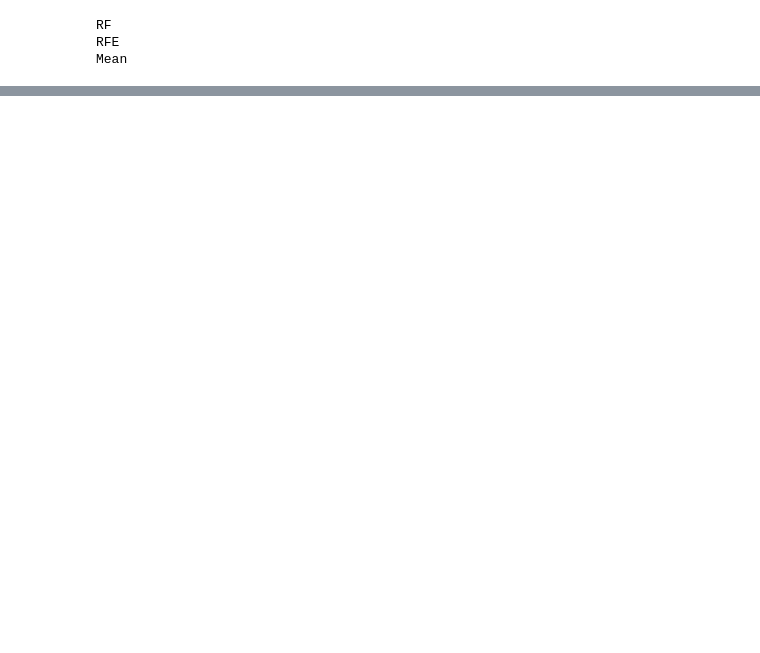
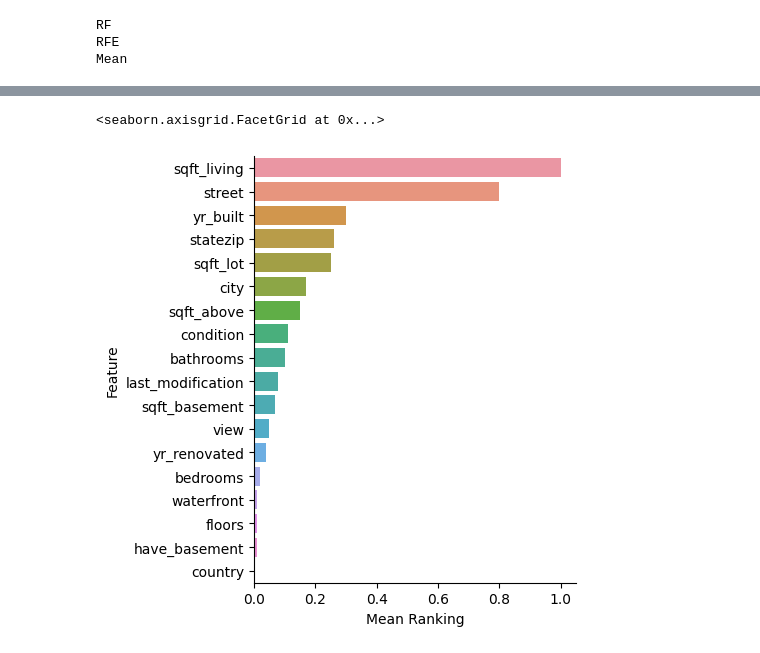
Before and after one commit to jorgedelpozolerida/KDS_Statistics_GroupProject, a Jupyter notebook: src/random_forest.ipynb, the cells around one changed output, grey strips where cells are left out. Saved outputs shown, nothing was run; the diff lists cells and outputs as text; code cells hidden in the pictures; blank space fills up the shorter version.

```diff
--- a/src/random_forest.ipynb
+++ b/src/random_forest.ipynb
@@ -228,0 +282,5 @@ sns.catplot(x="Mean Ranking", y="Feature", kind="bar", data=meanplot)
+# %%
+sns.catplot(x="Mean Ranking", y="Feature", kind="bar", data=meanplot)
+# %% [output]
+<seaborn.axisgrid.FacetGrid at 0x...>
+[figure, added]
```
Also changed, not shown: parts of 15 cells of this notebook, 3 other files.
